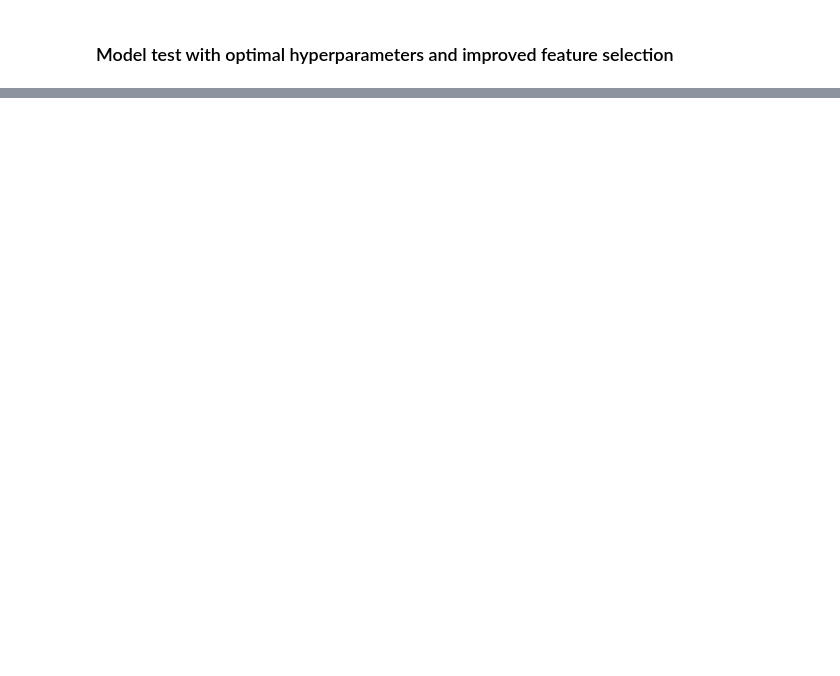
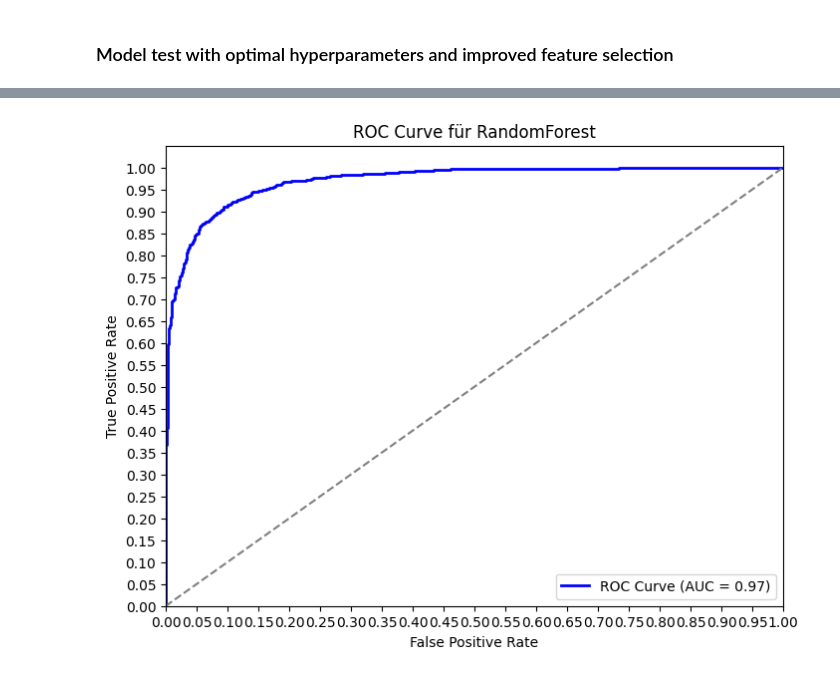
Before and after one commit to janikWa/RoadTrafficNoise, a Jupyter notebook: Daytime-Classification/Random_Forest_model.ipynb, the cells around one changed output, grey strips where cells are left out. Saved outputs shown, nothing was run; the diff lists cells and outputs as text; code cells hidden in the pictures; blank space fills up the shorter version.

```diff
--- a/Daytime-Classification/Random_Forest_model.ipynb
+++ b/Daytime-Classification/Random_Forest_model.ipynb
@@ -267,15 +267,17 @@ from sklearn.model_selection import GridSearchCV, cross_val_score
 # Pipeline mit StandardScaler und RandomForestClassifier
 pipeline = Pipeline([
     ('scaler', StandardScaler()),  # Schritt 1: Standardisierung
-    ('classifier', RandomForestClassifier(random_state=42))  # Schritt 2: Random Forest
+    ('classifier', RandomForestClassifier())  # Schritt 2: Random Forest
 ])
 
 # Hyperparameter für GridSearch
 param_grid = {
-    'classifier__n_estimators': [50, 75, 100],         # Anzahl der Bäume
-    'classifier__max_depth': [5, 10, 15],       # Maximale Tiefe der Bäume
-    'classifier__min_samples_split': [5, 10],       # Mindestanzahl von Proben, um zu splitten
-    'classifier__min_samples_leaf': [2, 4]          # Mindestanzahl an Proben pro Blatt
+    'classifier__random_state':[42],                   # fixed
+    'classifier__bootstrap': [False],                  # fixed
+    'classifier__n_estimators': [50, 75, 100, 125],  # Anzahl der Bäume
+    'classifier__max_depth': [7, 10, 13, 16],        # Maximale Tiefe der Bäume
+    'classifier__min_samples_split': [5, 7, 10],     # Mindestanzahl von Proben, um zu splitten
+    'classifier__min_samples_leaf': [2, 3, 4]        # Mindestanzahl an Proben pro Blatt
 }
 
 # GridSearchCV mit Cross-Validation
@@ -385,0 +391,30 @@ Confusion Matrix:
+# %%
+import matplotlib.pyplot as plt
+from sklearn.metrics import roc_curve, roc_auc_score
+
+# Wahrscheinlichkeiten für die positive Klasse (M) vorhersagen
+y_probs_improved = pipeline.predict_proba(X_test_improved)[:, 1]  # Nur Spalte für Klasse 1 (M)
+
+# ROC-Kurve berechnen
+fpr, tpr, thresholds = roc_curve(y_test_improved, y_probs_improved)
+
+# AUC berechnen
+auc_score = roc_auc_score(y_test_improved, y_probs_improved)
+
+# ROC-Kurve plotten
+plt.figure(figsize=(8, 6))
+plt.plot(fpr, tpr, color='blue', lw=2, label=f'ROC Curve (AUC = {auc_score:.2f})')
+plt.plot([0, 1], [0, 1], color='gray', linestyle='--')  # Diagonale Linie für Zufallsrate
+plt.xlim([0.0, 1.0])
+plt.ylim([0.0, 1.05])
+# Achsenbeschriftungen feinkörniger setzen
+plt.xticks(np.arange(0.0, 1.05, 0.05))  # Schritte von 0.05 für X-Achse
+plt.yticks(np.arange(0.0, 1.05, 0.05))  # Schritte von 0.05 für Y-Achse
+
+plt.xlabel('False Positive Rate')
+plt.ylabel('True Positive Rate')
+plt.title('ROC Curve für RandomForest')
+plt.legend(loc='lower right')
+plt.show()
+# %% [output]
+[figure, added]
```
Also changed, not shown: parts of 6 cells of this notebook, 2 other files.
